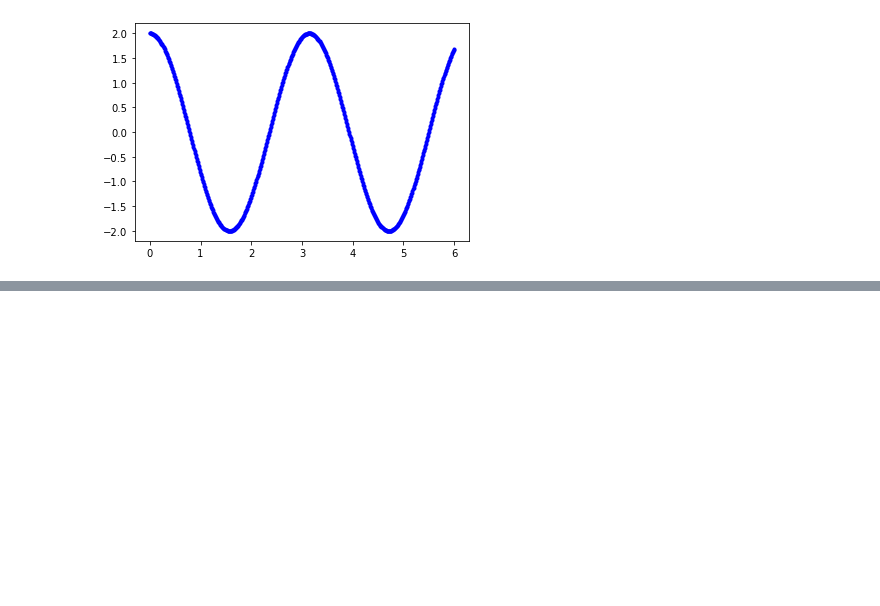
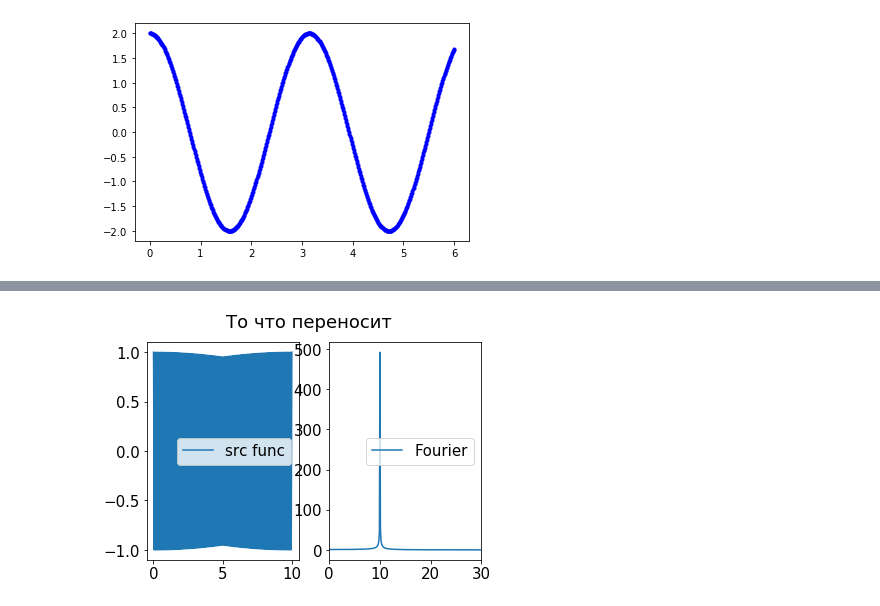
Before and after one commit to PashaIanko/Python, a Jupyter notebook: Quadrature Demodulator/Quadrature Demodulator.ipynb, the cells around one changed output, grey strips where cells are left out. Saved outputs shown, nothing was run; the diff lists cells and outputs as text; code cells hidden in the pictures; blank space fills up the shorter version.

Commit message:
Works with different signal spectrum

```diff
--- a/Quadrature Demodulator/Quadrature Demodulator.ipynb
+++ b/Quadrature Demodulator/Quadrature Demodulator.ipynb
@@ -508,3 +508,83 @@ x even len half x =  750
 [figure]
 [figure]
 [figure]
+# %%
+# Сигнал - информация
+A_c = 1 #float(input('Enter carrier amplitude: '))
+f_c = 10 #float(input('Enter carrier frquency: '))
+
+
+# Сигнал которым модулируем
+A_m = 0.2
+f_m = 3
+modulation_index = 0.8
+
+t_from = 0
+t_to = 10
+dt = 0.01
+N = get_points_numb(t_from, t_to, dt)
+
+t = np.linspace(t_from, t_to, N)
+
+def Carrier(t):
+    return A_c * np.cos(2 * np.pi * f_c * t) # высокочастотная сост
+
+def Modulator(t):
+    f1 = f_m
+    f2 = f_m - 0.3
+    f3 = f_m + 0.3
+    return A_m*np.cos(2*np.pi*f1*t) + A_m*np.cos(2*np.pi*f2*t) + A_m*np.cos(2*np.pi*f3*t)
+
+carrier = []
+modulator = []
+product = []
+for i in range (len(t)):
+    car_val = Carrier(t[i])
+    mod_val = Modulator(t[i])
+    carrier = np.append(carrier, (car_val))
+    modulator = np.append(modulator, (mod_val))
+    product = product = np.append(product, (car_val * (1 + modulation_index * mod_val)))
+
+#carrier = A_c*np.cos(2*np.pi*f_c*t)
+#modulator = A_m*np.cos(2*np.pi*f_m*t)
+#product = A_c*(1+modulation_index*np.cos(2*np.pi*f_m*t))*np.cos(2*np.pi*f_c*t)
+
+
+CarrierFunc = Function(FuncParams(t_from, t_to, 1, 1, 0, N))
+CarrierFunc.x = t
+CarrierFunc.y = carrier
+#CarrierFunc.plot('Высокочастотная составл')
+plot_func_and_FFT(
+    CarrierFunc.x, CarrierFunc.y, 'То что переносит', [0, 30])
+
+ModulatorFunc = Function(FuncParams(t_from, t_to, 1, 1, 0, N))
+ModulatorFunc.x = t
+ModulatorFunc.y = modulator
+#ModulatorFunc.plot('То, что хотим перенести')
+plot_func_and_FFT(
+    ModulatorFunc.x, ModulatorFunc.y, 'То что хотим перенести', [0, 30])
+
+ResultFunc = Function(FuncParams(t_from, t_to, 1, 1, 0, N))
+ResultFunc.x = t
+ResultFunc.y = product
+#ResultFunc.plot('Модулированный сигнал')
+plot_func_and_FFT(
+    ResultFunc.x, ResultFunc.y, 'Результат', [0, 30])
+
+# Далее - надо умножить на опорный сигнал с W_reference
+W_r = 2 * np.pi * f_c
+reference_sig = np.cos(W_r * t)
+ReferenceSignal = Function(FuncParams(t_from, t_to, 1, 1, 0, N))
+ReferenceSignal.x = t
+
+res = []
+for i in range (len(reference_sig)):
+    res.append(reference_sig[i] * ResultFunc.y[i])
+ReferenceSignal.y = res
+
+plot_func_and_FFT(
+    ReferenceSignal.x, ReferenceSignal.y, 'After multiply', [-10, 10])
+
+plot_pefrect_low_pass_filtered(ReferenceSignal, 8, 'Result after filtering - Низкочастотная сост. осталась',
+                               [0,30])
+# %% [output]
@@ -510,0 +592 @@ x even len half x =  750
+[figure, added]
```
Also changed, not shown: parts of 2 cells of this notebook.
